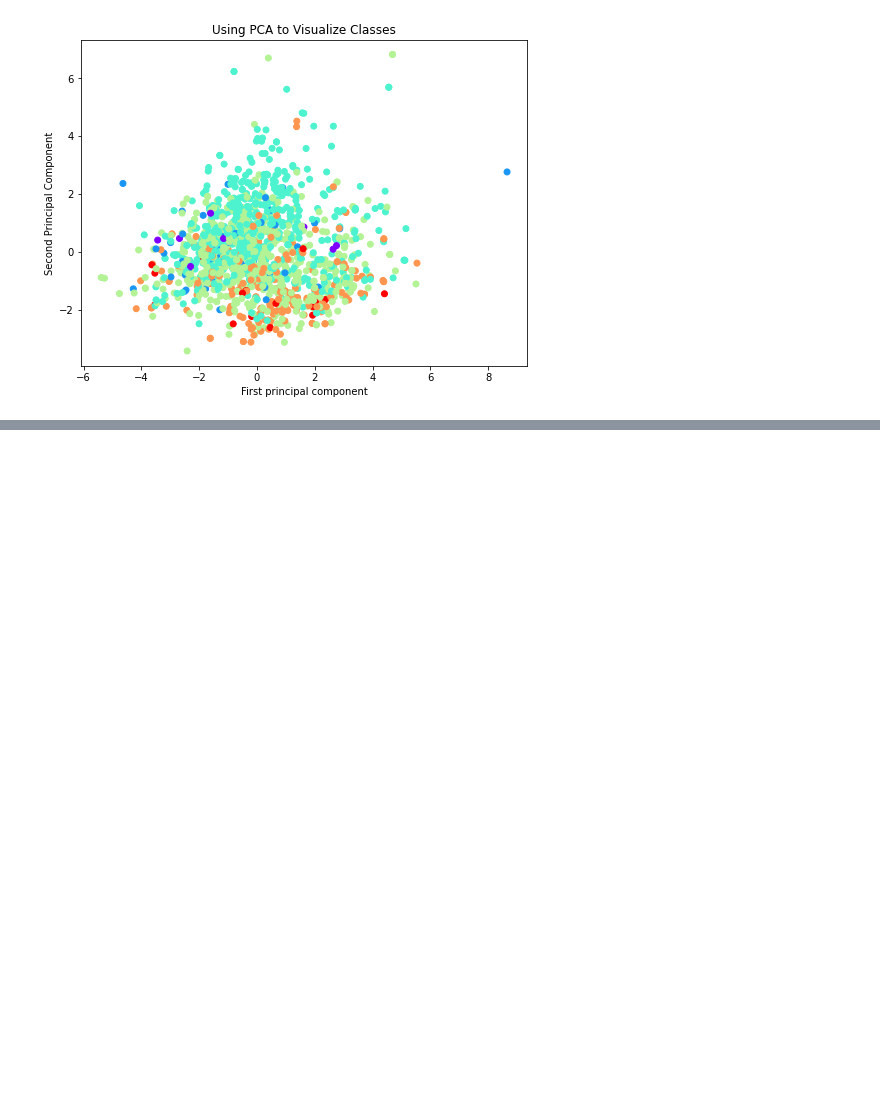
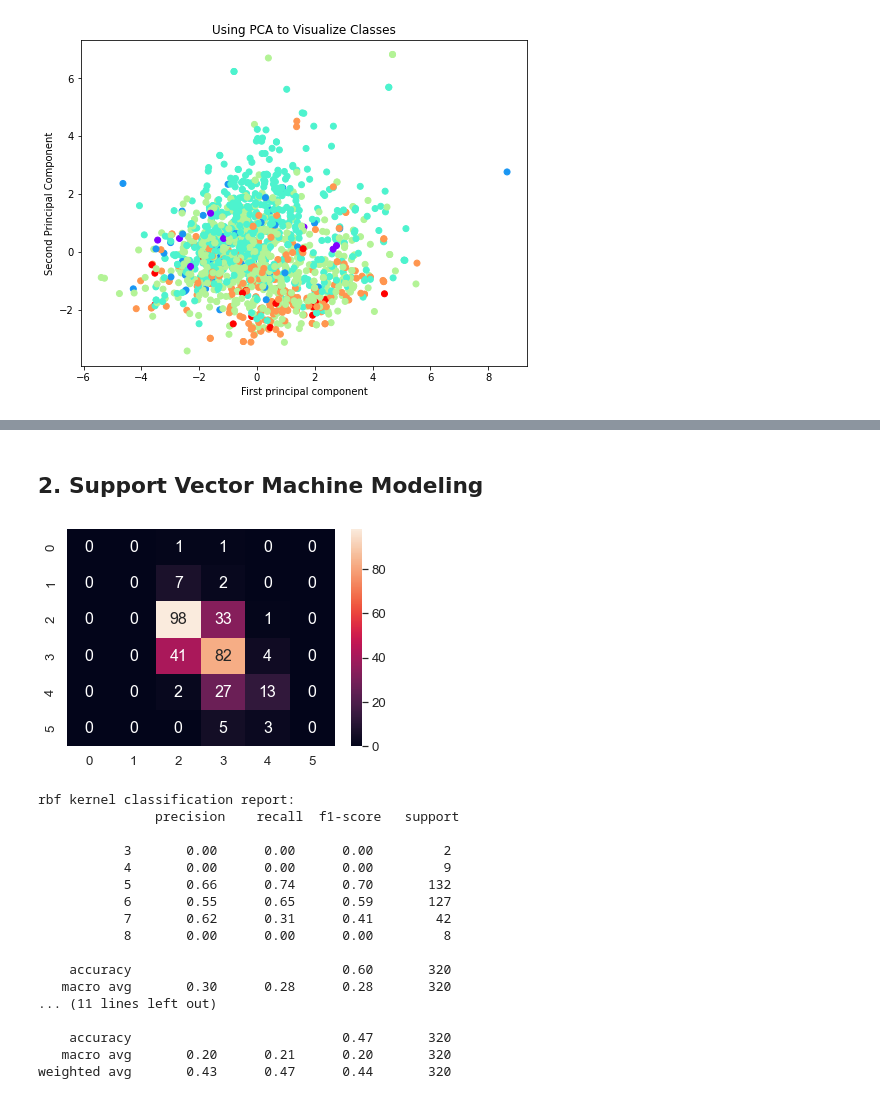
Before and after one commit to bendjko/ESE-417-Final-Project, a Jupyter notebook: FinalProject.ipynb, the cells around one changed output, grey strips where cells are left out. Saved outputs shown, nothing was run; the diff lists cells and outputs as text; code cells hidden in the pictures; blank space fills up the shorter version.

```diff
--- a/FinalProject.ipynb
+++ b/FinalProject.ipynb
@@ -211,0 +231,43 @@ plt.xscale("log")
+# %% [markdown]
+## 2. Support Vector Machine Modeling
+# %%
+wineSVM = SVC(kernel = 'rbf')
+wineSVM.fit(X_train, y_train)
+y_pred = wineSVM.predict(X_test)
+
+#Plot confusion matrix
+cm = confusion_matrix(y_test, y_pred)
+df_cm = pd.DataFrame(cm)
+sns.set(font_scale=1.2) # for label size
+sns.heatmap(df_cm, annot=True, annot_kws={"size": 16}) # font size
+plt.show()
+
+#Print classification report for rbf kernel
+clas1 = classification_report(y_test, y_pred)
+print("rbf kernel classification report: \n",clas1)
+
+#Print classification report for sigmoid kernel
+wineSVM = SVC(kernel = 'sigmoid')
+wineSVM.fit(X_train, y_train)
+y_pred = wineSVM.predict(X_test)
+clas2 = classification_report(y_test, y_pred)
+print("sigmoid kernel classification report: \n", clas2)
+# %% [output]
+[figure, added]
+rbf kernel classification report:
+               precision    recall  f1-score   support
+
+           3       0.00      0.00      0.00         2
+           4       0.00      0.00      0.00         9
+           5       0.66      0.74      0.70       132
+           6       0.55      0.65      0.59       127
+           7       0.62      0.31      0.41        42
+           8       0.00      0.00      0.00         8
+
+    accuracy                           0.60       320
+   macro avg       0.30      0.28      0.28       320
+... (11 lines left out)
+
+    accuracy                           0.47       320
+   macro avg       0.20      0.21      0.20       320
+weighted avg       0.43      0.47      0.44       320
```
Also changed, not shown: parts of 24 cells of this notebook.
